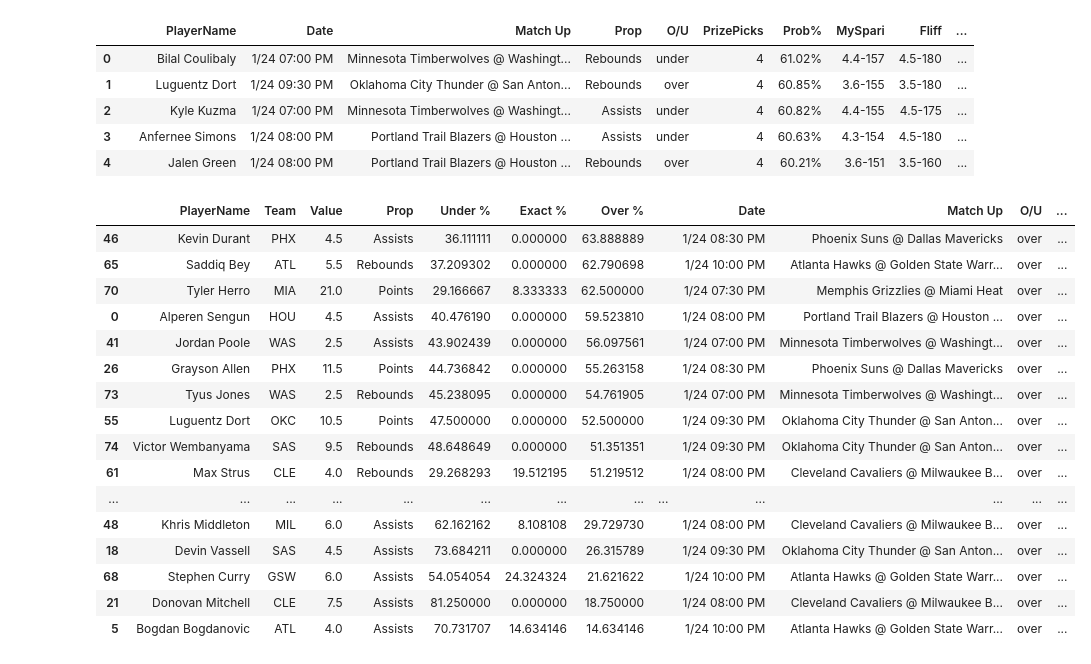
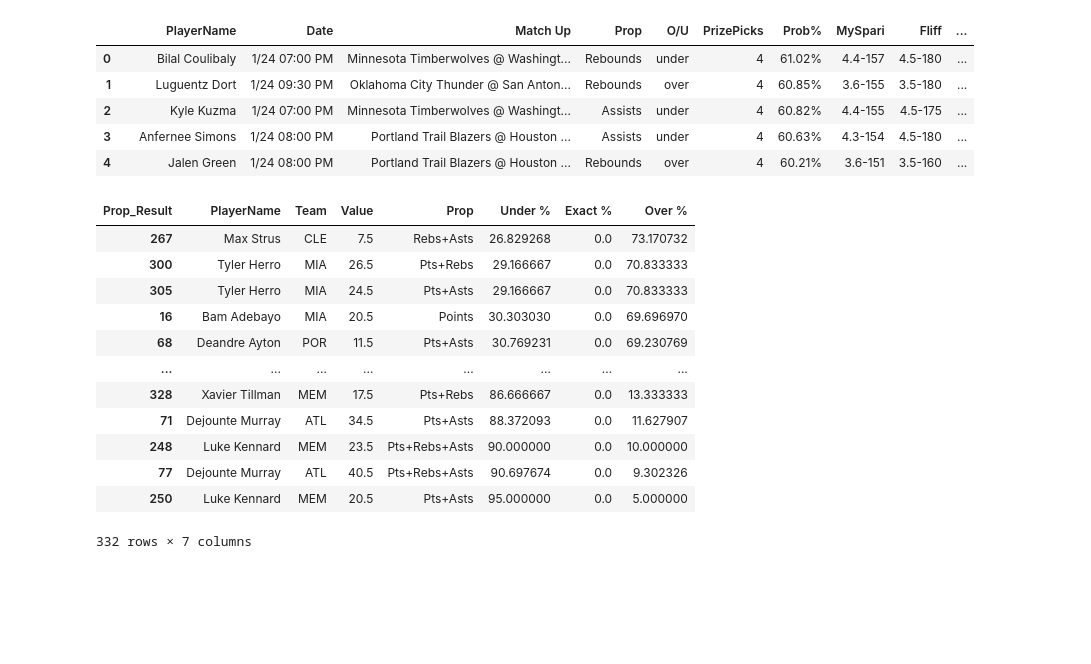
Before and after one commit to DhirenShivdasani/NBA-player-prop-analysis, a Jupyter notebook: Untitled.ipynb, the cells around one changed output. Cells and saved outputs as stored; diff of their text form; code cells hidden in the pictures; blank space fills up the shorter version.

```diff
--- a/Untitled.ipynb
+++ b/Untitled.ipynb
@@ -589,22 +589,18 @@ lines_df.drop(['Team'], axis =1, inplace = True)
 # %%
 combined_df = pd.merge(grouped_stats, df, on=['PlayerName', 'Prop'])
 # %%
-combined_df[combined_df['O/U'] == 'over'].sort_values(by = 'Over %', ascending = False)
+grouped_stats.sort_values(by = 'Over %', ascending = False)
 # %% [output]
-|  | PlayerName | Team | Value | Prop | Under % | Exact % | Over % |  | Date | Match Up | O/U | ... |
-| 46 | Kevin Durant | PHX | 4.5 | Assists | 36.111111 | 0.000000 | 63.888889 |  | 1/24 08:30 PM | Phoenix Suns @ Dallas Mavericks | over | ... |
-| 65 | Saddiq Bey | ATL | 5.5 | Rebounds | 37.209302 | 0.000000 | 62.790698 |  | 1/24 10:00 PM | Atlanta Hawks @ Golden State Warr... | over | ... |
-| 70 | Tyler Herro | MIA | 21.0 | Points | 29.166667 | 8.333333 | 62.500000 |  | 1/24 07:30 PM | Memphis Grizzlies @ Miami Heat | over | ... |
-| 0 | Alperen Sengun | HOU | 4.5 | Assists | 40.476190 | 0.000000 | 59.523810 |  | 1/24 08:00 PM | Portland Trail Blazers @ Houston ... | over | ... |
-| 41 | Jordan Poole | WAS | 2.5 | Assists | 43.902439 | 0.000000 | 56.097561 |  | 1/24 07:00 PM | Minnesota Timberwolves @ Washingt... | over | ... |
-| 26 | Grayson Allen | PHX | 11.5 | Points | 44.736842 | 0.000000 | 55.263158 |  | 1/24 08:30 PM | Phoenix Suns @ Dallas Mavericks | over | ... |
-| 73 | Tyus Jones | WAS | 2.5 | Rebounds | 45.238095 | 0.000000 | 54.761905 |  | 1/24 07:00 PM | Minnesota Timberwolves @ Washingt... | over | ... |
-| 55 | Luguentz Dort | OKC | 10.5 | Points | 47.500000 | 0.000000 | 52.500000 |  | 1/24 09:30 PM | Oklahoma City Thunder @ San Anton... | over | ... |
-| 74 | Victor Wembanyama | SAS | 9.5 | Rebounds | 48.648649 | 0.000000 | 51.351351 |  | 1/24 09:30 PM | Oklahoma City Thunder @ San Anton... | over | ... |
-| 61 | Max Strus | CLE | 4.0 | Rebounds | 29.268293 | 19.512195 | 51.219512 |  | 1/24 08:00 PM | Cleveland Cavaliers @ Milwaukee B... | over | ... |
-| ... | ... | ... | ... | ... | ... | ... | ... | ... | ... | ... | ... | ... |
-| 48 | Khris Middleton | MIL | 6.0 | Assists | 62.162162 | 8.108108 | 29.729730 |  | 1/24 08:00 PM | Cleveland Cavaliers @ Milwaukee B... | over | ... |
-| 18 | Devin Vassell | SAS | 4.5 | Assists | 73.684211 | 0.000000 | 26.315789 |  | 1/24 09:30 PM | Oklahoma City Thunder @ San Anton... | over | ... |
-| 68 | Stephen Curry | GSW | 6.0 | Assists | 54.054054 | 24.324324 | 21.621622 |  | 1/24 10:00 PM | Atlanta Hawks @ Golden State Warr... | over | ... |
-| 21 | Donovan Mitchell | CLE | 7.5 | Assists | 81.250000 | 0.000000 | 18.750000 |  | 1/24 08:00 PM | Cleveland Cavaliers @ Milwaukee B... | over | ... |
-| 5 | Bogdan Bogdanovic | ATL | 4.0 | Assists | 70.731707 | 14.634146 | 14.634146 |  | 1/24 10:00 PM | Atlanta Hawks @ Golden State Warr... | over | ... |
+| Prop_Result | PlayerName | Team | Value | Prop | Under % | Exact % | Over % |
+| 267 | Max Strus | CLE | 7.5 | Rebs+Asts | 26.829268 | 0.0 | 73.170732 |
+| 300 | Tyler Herro | MIA | 26.5 | Pts+Rebs | 29.166667 | 0.0 | 70.833333 |
+| 305 | Tyler Herro | MIA | 24.5 | Pts+Asts | 29.166667 | 0.0 | 70.833333 |
+| 16 | Bam Adebayo | MIA | 20.5 | Points | 30.303030 | 0.0 | 69.696970 |
+| 68 | Deandre Ayton | POR | 11.5 | Pts+Asts | 30.769231 | 0.0 | 69.230769 |
+| ... | ... | ... | ... | ... | ... | ... | ... |
+| 328 | Xavier Tillman | MEM | 17.5 | Pts+Rebs | 86.666667 | 0.0 | 13.333333 |
+| 71 | Dejounte Murray | ATL | 34.5 | Pts+Asts | 88.372093 | 0.0 | 11.627907 |
+| 248 | Luke Kennard | MEM | 23.5 | Pts+Rebs+Asts | 90.000000 | 0.0 | 10.000000 |
+| 77 | Dejounte Murray | ATL | 40.5 | Pts+Rebs+Asts | 90.697674 | 0.0 | 9.302326 |
+| 250 | Luke Kennard | MEM | 20.5 | Pts+Asts | 95.000000 | 0.0 | 5.000000 |
+332 rows × 7 columns
```
Also changed, not shown: parts of 7 cells of this notebook, 3 other files.
